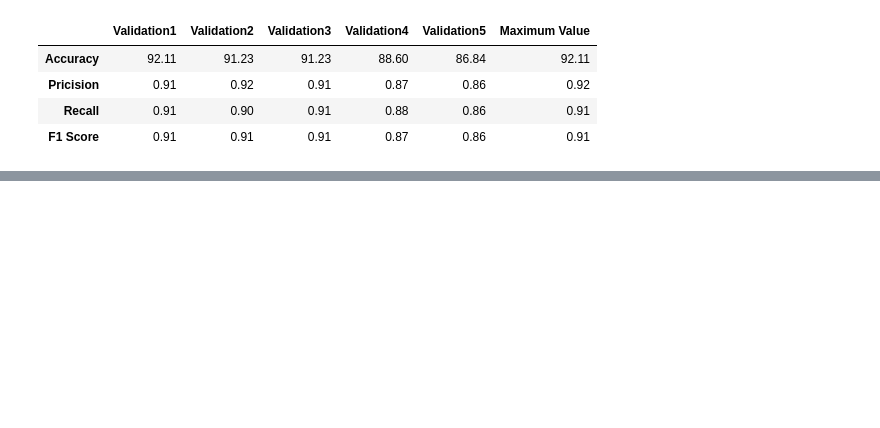
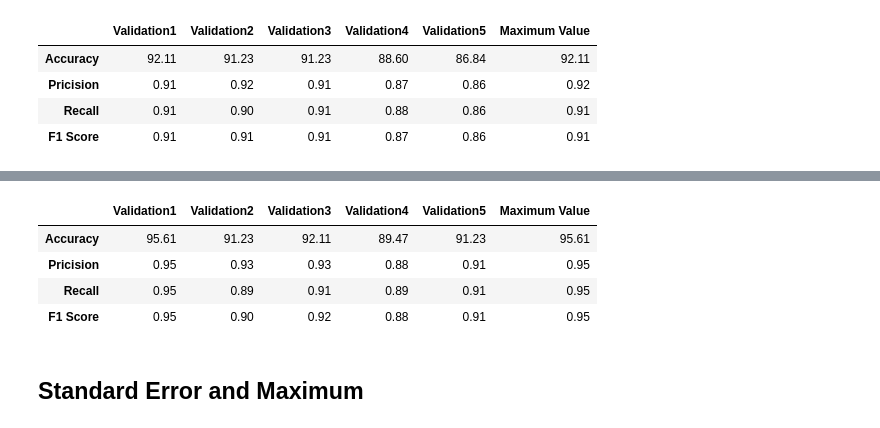
Before and after one commit to NavoditC/24787_Project, a Jupyter notebook: Logistic Regression.ipynb, the cells around one changed output, grey strips where cells are left out. Cells and saved outputs as stored; diff of their text form; code cells hidden in the pictures; blank space fills up the shorter version.

```diff
--- a/Logistic Regression.ipynb
+++ b/Logistic Regression.ipynb
@@ -97,0 +243,17 @@ display(df1)
+# %%
+data1 = np.array([[95.61, 91.23, 92.11, 89.47, 91.23, 95.61],
+                 [0.95, 0.93, 0.93, 0.88, 0.91, 0.95],
+                 [0.95, 0.89, 0.91, 0.89, 0.91, 0.95],
+                 [0.95, 0.90, 0.92, 0.88, 0.91, 0.95]])
+columns1 = ["Validation1","Validation2","Validation3","Validation4","Validation5","Maximum Value"]
+index1 = ["Accuracy", "Pricision", "Recall", "F1 Score"]
+df1 = pd.DataFrame(data = data1, columns = columns1, index = index1)
+display(df1)
+# %% [output]
+|  | Validation1 | Validation2 | Validation3 | Validation4 | Validation5 | Maximum Value |
+| Accuracy | 95.61 | 91.23 | 92.11 | 89.47 | 91.23 | 95.61 |
+| Pricision | 0.95 | 0.93 | 0.93 | 0.88 | 0.91 | 0.95 |
+| Recall | 0.95 | 0.89 | 0.91 | 0.89 | 0.91 | 0.95 |
+| F1 Score | 0.95 | 0.90 | 0.92 | 0.88 | 0.91 | 0.95 |
+# %% [markdown]
+## Standard Error and Maximum
```
Also changed, not shown: parts of 22 cells of this notebook.
